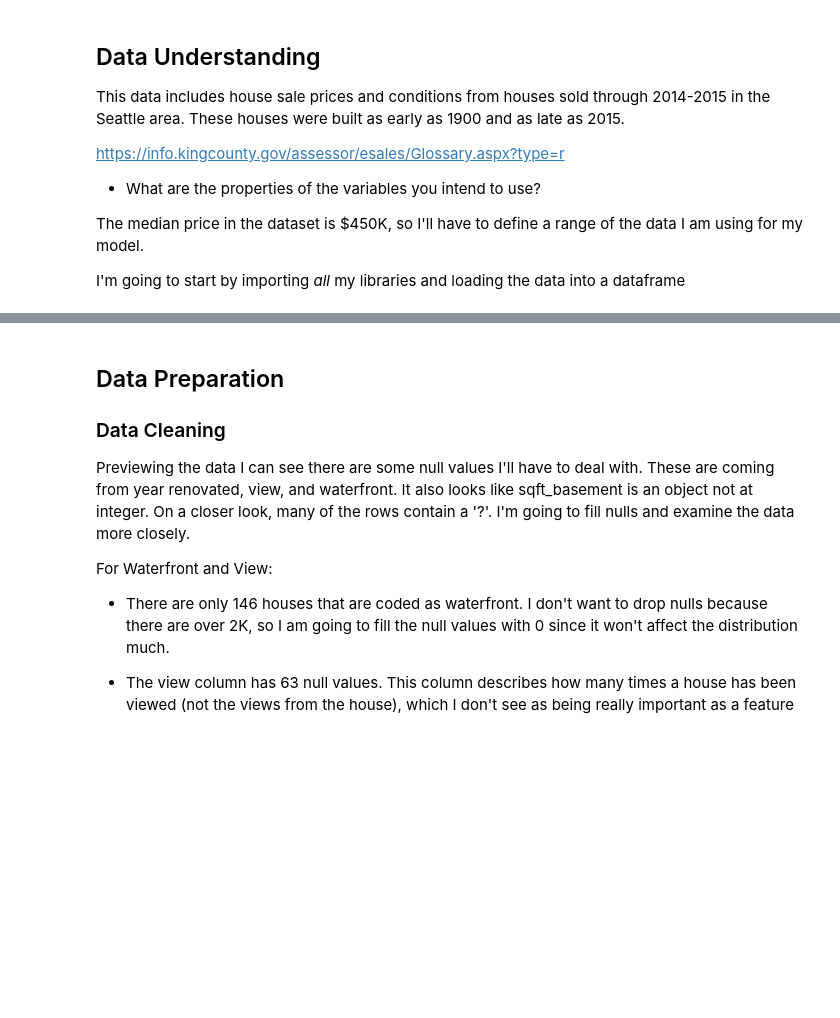
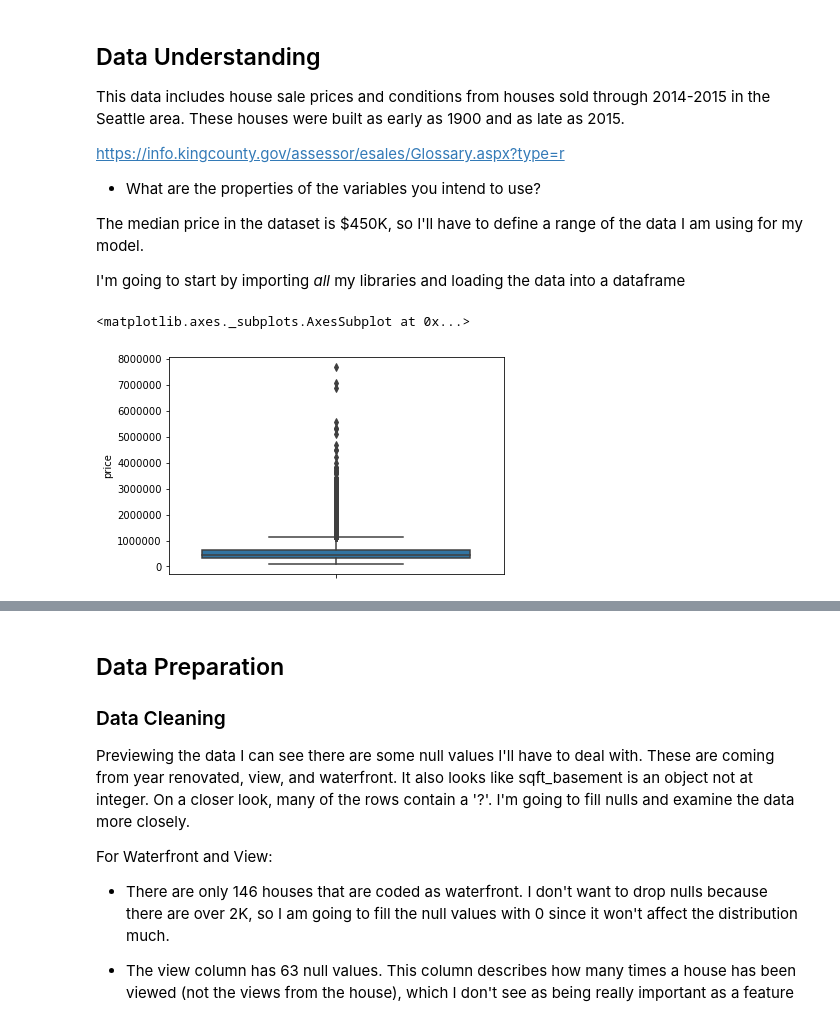
Before and after one commit to christisarv/linear-modeling-house-prices, a Jupyter notebook: Housing Data Model & Analysis.ipynb, the cells around one changed output, grey strips where cells are left out. Drawn from its saved outputs; the diff is of its cells as text; code cells hidden in the pictures; blank space fills up the shorter version.

```diff
--- a/Housing Data Model & Analysis.ipynb
+++ b/Housing Data Model & Analysis.ipynb
@@ -43,3 +43,8 @@ from sklearn.metrics import mean_squared_error, r2_score
 data = pd.read_csv('data/kc_house_data.csv')
 # data.info
 # data.describe()
+# %%
+sns.boxplot(data['price'], orient='v')
+# %% [output]
+<matplotlib.axes._subplots.AxesSubplot at 0x...>
+[figure, added]
```
Also changed, not shown: parts of 3 cells of this notebook.
